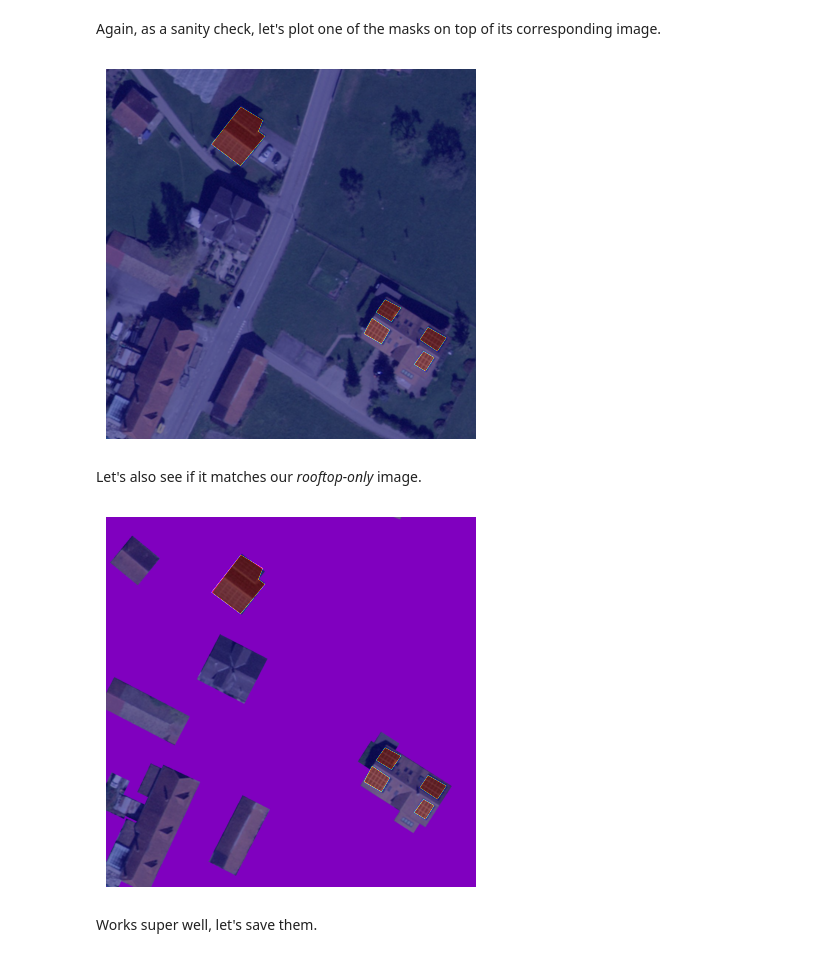
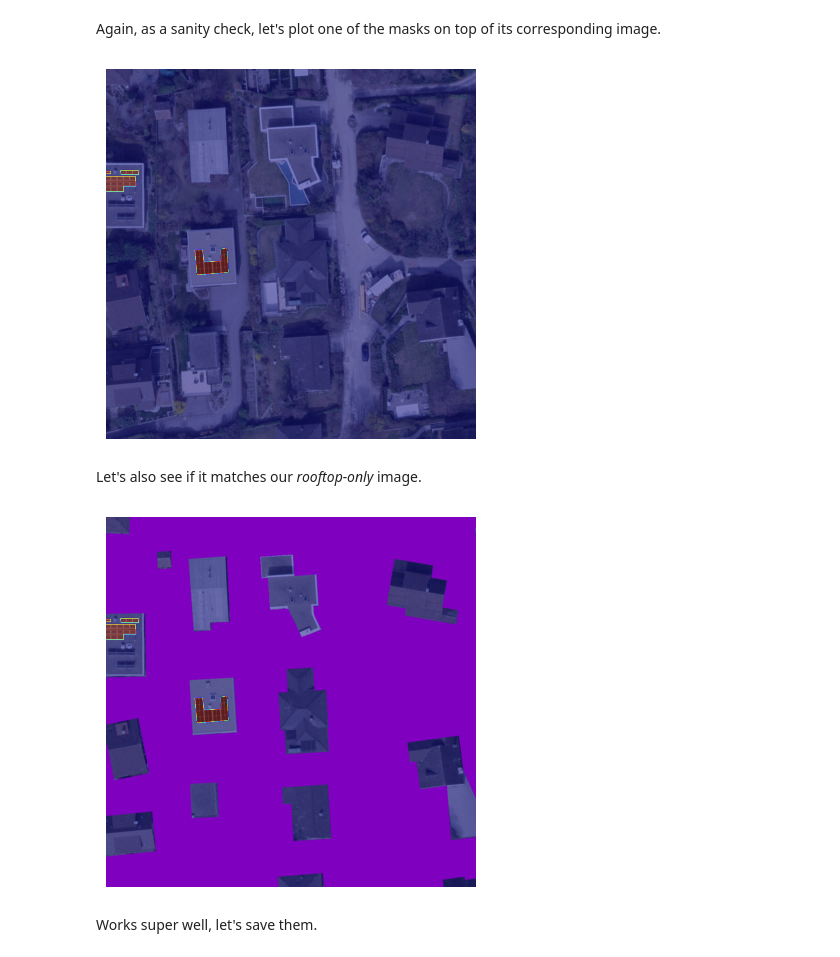
Before and after one commit to jeanprbt/swiss-solar-panel-segmentation, a Jupyter notebook: notebooks/preprocessing.ipynb, the cells around one changed output. Drawn from its saved outputs; the diff is of its cells as text; code cells hidden in the pictures.

Commit message:
fix: fixed mismatches w/ generated images, masks & labels in preprocessing

```diff
--- a/notebooks/preprocessing.ipynb
+++ b/notebooks/preprocessing.ipynb
@@ -164,10 +175,11 @@ As stated before, we make the assumption that solar panels are more likely to be
 # %%
 # List files that must be generated
-roofs_images_folder = "../data/roof_images/"
+roof_images_folder = "../data/roofs/images/"
+roof_masks_folder = "../data/roofs/masks/"
 names = [name for name in os.listdir(images_folder) if name.endswith(".jpg")]
 pairs = []
 for name in tqdm(names, desc="Loading coordinates"):
-    output_path = os.path.join(roofs_images_folder, name[:-4] + ".png")
+    output_path = os.path.join(roof_images_folder, name[:-4] + ".png")
     if not os.path.exists(output_path):
         match = re.match(r"swissimage-dop10_\d+_(\d+)\.(\d)-(\d+)\.(\d)", name)
         assert match
@@ -227,19 +256,19 @@ label_masks = generate_label_masks(labels_df)
 # %% [markdown]
 Again, as a sanity check, let's plot one of the masks on top of its corresponding image.
 # %%
-image_name = os.listdir(images_folder)[0]
+image_name = os.listdir(images_folder)[4]
 image_path = os.path.join(images_folder, image_name)
 label_mask = label_masks[image_name]
 plot_mask_on_image(image_path, label_mask, "")
 # %% [output]
-[figure, old version]
+[figure, new version]
 # %% [markdown]
 Let's also see if it matches our *rooftop-only* image.
 # %%
-image_path = os.path.join(roofs_images_folder, image_name[:-4] + ".png")
+image_path = os.path.join(roof_images_folder, image_name[:-4] + ".png")
 plot_mask_on_image(image_path, label_mask, "")
 # %% [output]
-[figure, old version]
+[figure, new version]
 # %% [markdown]
 Works super well, let's save them.
 # %%
```
Also changed, not shown: parts of 13 cells of this notebook, 5 other files.
